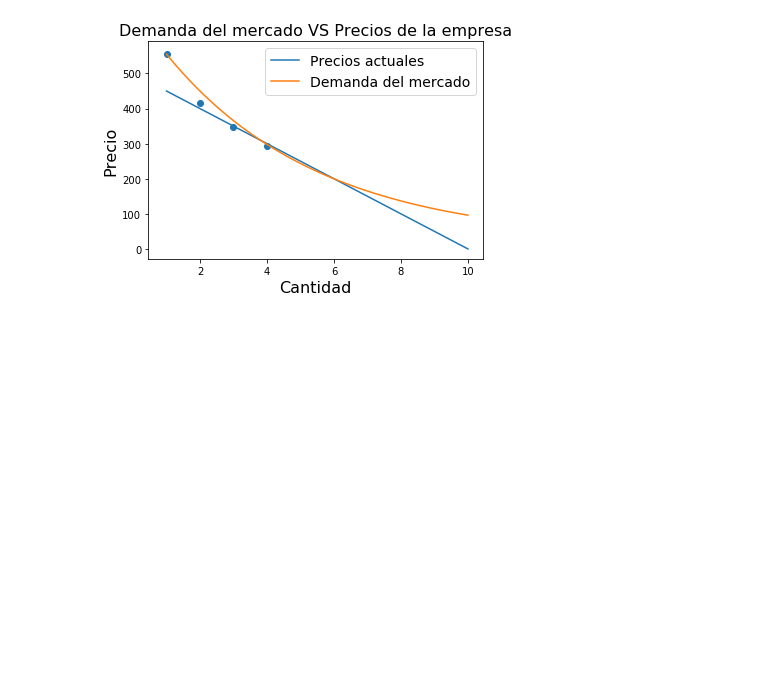
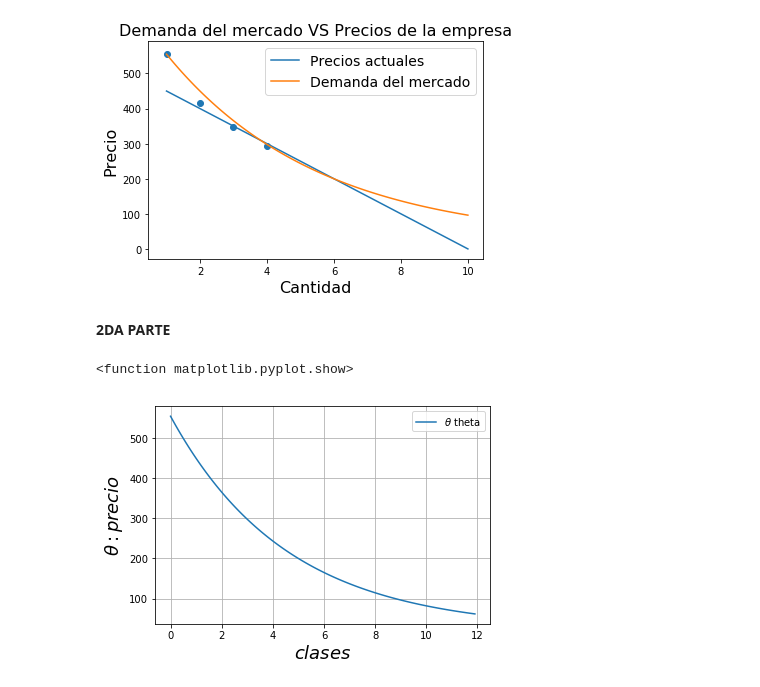
Before and after one commit to ramirezdiana/SimulacionMatematica2017, a Jupyter notebook: proyecto.ipynb, the cells around one changed output. Cells and saved outputs as stored; diff of their text form; code cells hidden in the pictures; blank space fills up the shorter version.

```diff
--- a/proyecto.ipynb
+++ b/proyecto.ipynb
@@ -73,3 +73,22 @@ plt.title('Demanda del mercado VS Precios de la empresa',fontsize = 16)
 plt.show()
 # %% [output]
 [figure]
+# %% [markdown]
+**2DA PARTE**
+# %%
+from pykalman import KalmanFilter
+def ecuacion(p,t):
+    return -.22*p+5
+x0=555
+xprima=10
+t=np.arange(0,12,.1)
+y=odeint(ecuacion,x0,t)
+plt.plot(t,y[:,0])
+plt.grid()
+plt.xlabel('$clases$', fontsize=18)
+plt.ylabel(r'$\theta: precio$',fontsize=18)
+plt.legend([r'$\theta$ theta',r'$\dot{\theta}$ thetaPrima'])
+plt.show
+# %% [output]
+<function matplotlib.pyplot.show>
+[figure, added]
```
Also changed, not shown: parts of 5 cells of this notebook.
